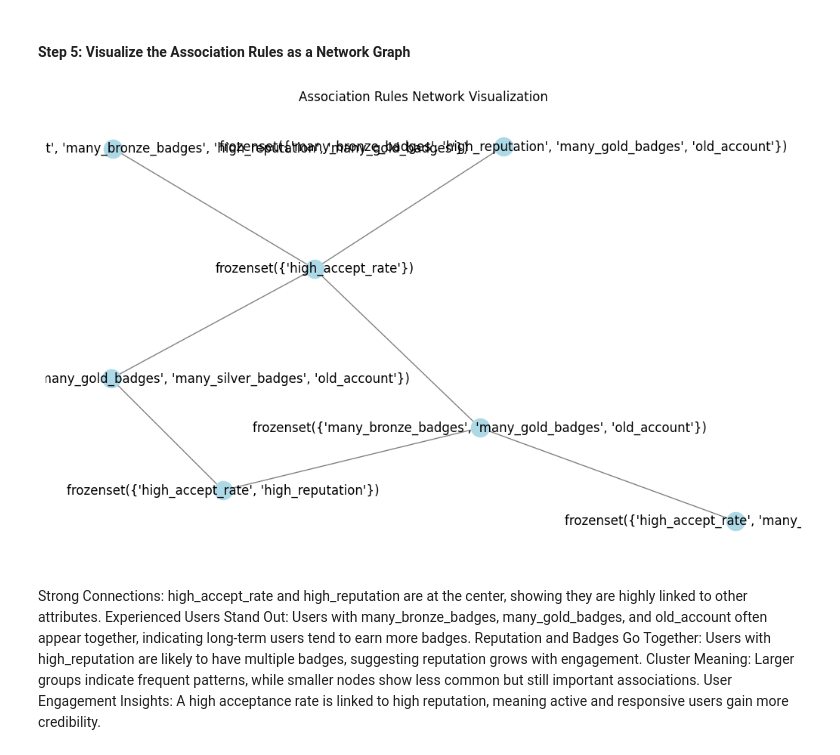
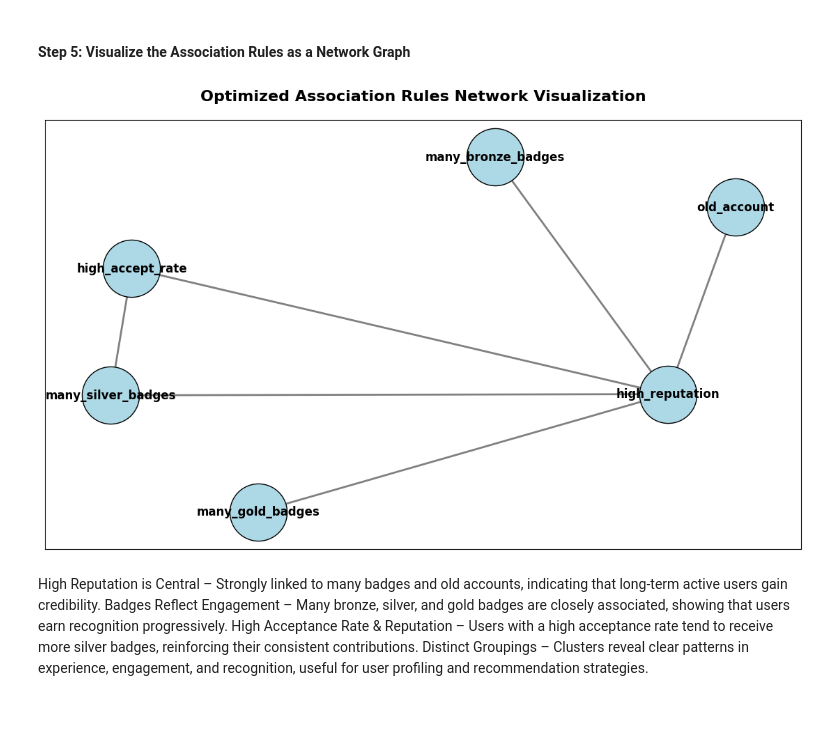
Before and after one commit to AkhilaAnnireddy/Machine_learning_project, a Jupyter notebook: Models/arm_model_impl.ipynb, the cells around one changed output. Cells and saved outputs as stored; diff of their text form; code cells hidden in the pictures; blank space fills up the shorter version.

```diff
--- a/Models/arm_model_impl.ipynb
+++ b/Models/arm_model_impl.ipynb
@@ -172,24 +172,31 @@ display(top_lift)
 | 477 | (high_accept_rate) | (many_bronze_badges, high_reputat... | 0.339628 | 0.794370 | 0.308073 | 0.907088 | 1.141896 | ... |
 # %% [markdown]
 #### Step 5: Visualize the Association Rules as a Network Graph
-# %%
-G = nx.Graph()
-
-# Add edges based on top 10 rules by lift
-for index, row in top_lift.head(10).iterrows():
-    G.add_edge(str(row['antecedents']), str(row['consequents']), weight=row['lift'])
-
-# Draw the network graph
-plt.figure(figsize=(10, 6))
-pos = nx.spring_layout(G)
-nx.draw(G, pos, with_labels=True, node_color='lightblue', edge_color='gray')
-plt.title("Association Rules Network Visualization")
-plt.show()
-# %% [output]
-[figure, removed]
-# %% [markdown]
-Strong Connections: high_accept_rate and high_reputation are at the center, showing they are highly linked to other attributes.
-Experienced Users Stand Out: Users with many_bronze_badges, many_gold_badges, and old_account often appear together, indicating long-term users tend to earn more badges.
-Reputation and Badges Go Together: Users with high_reputation are likely to have multiple badges, suggesting reputation grows with engagement.
-Cluster Meaning: Larger groups indicate frequent patterns, while smaller nodes show less common but still important associations.
-User Engagement Insights: A high acceptance rate is linked to high reputation, meaning active and responsive users gain more credibility.
+# %%
+rules = [
+    ({"many_bronze_badges", "many_gold_badges", "many_silver_badges", "old_account"}, {"high_reputation"}),
+    ({"high_accept_rate"}, {"high_reputation"}),
+    ({"many_bronze_badges", "many_gold_badges", "old_account"}, {"high_reputation"}),
+    ({"high_accept_rate"}, {"many_silver_badges"}),
+    ({"many_silver_badges", "old_account", "many_bronze_badges", "high_reputation", "many_gold_badges"}, set())
+]
+G = nx.DiGraph()
+for antecedent, consequent in rules:
+    for a in antecedent:
+        for c in consequent:
+            G.add_edge(a, c)
+
+plt.figure(figsize=(14, 8))
+pos = nx.spring_layout(G, seed=42, k=1.0)
+nx.draw_networkx_nodes(G, pos, node_size=3500, node_color="lightblue", edgecolors="black")
+nx.draw_networkx_edges(G, pos, edge_color="gray", width=2, arrowstyle='-|>', arrowsize=15)
+nx.draw_networkx_labels(G, pos, font_size=12, font_weight="bold", font_color="black")
+plt.title("Optimized Association Rules Network Visualization", fontsize=16, fontweight="bold", pad=20)
+plt.show()
+# %% [output]
+[figure, added]
+# %% [markdown]
+High Reputation is Central – Strongly linked to many badges and old accounts, indicating that long-term active users gain credibility.
+Badges Reflect Engagement – Many bronze, silver, and gold badges are closely associated, showing that users earn recognition progressively.
+High Acceptance Rate & Reputation – Users with a high acceptance rate tend to receive more silver badges, reinforcing their consistent contributions.
+Distinct Groupings – Clusters reveal clear patterns in experience, engagement, and recognition, useful for user profiling and recommendation strategies.
```
Also changed, not shown: 5 other files.
